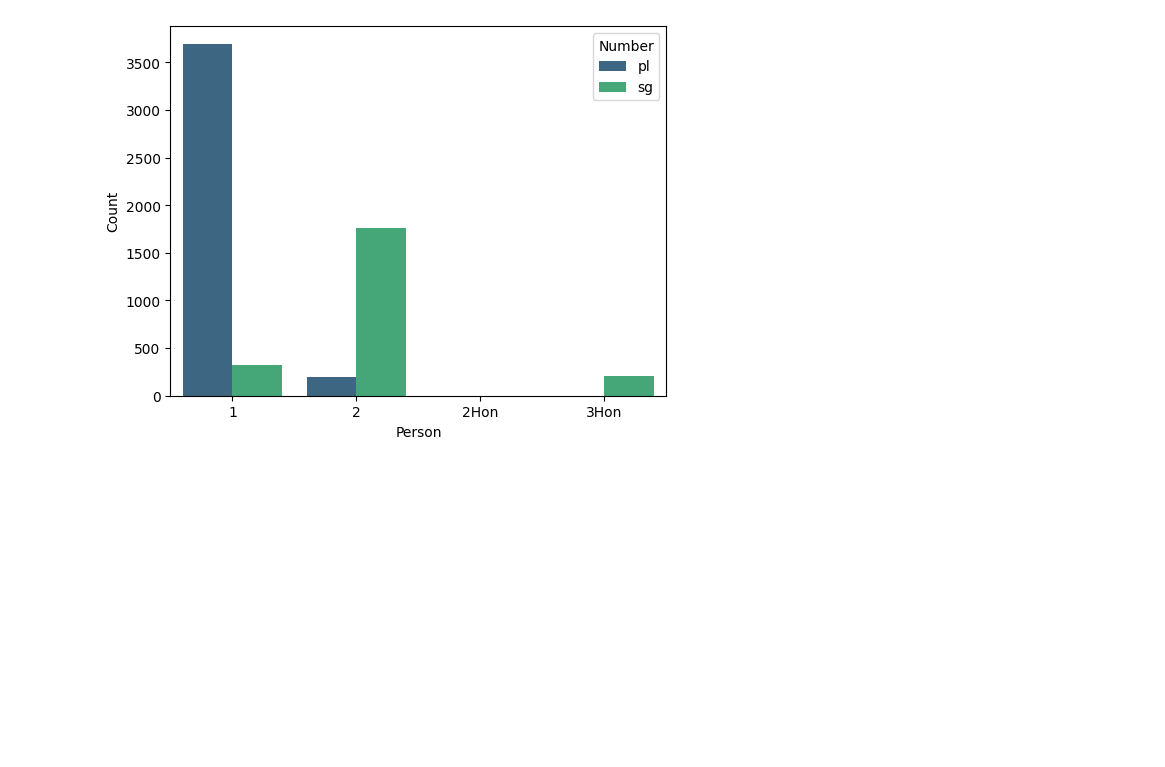
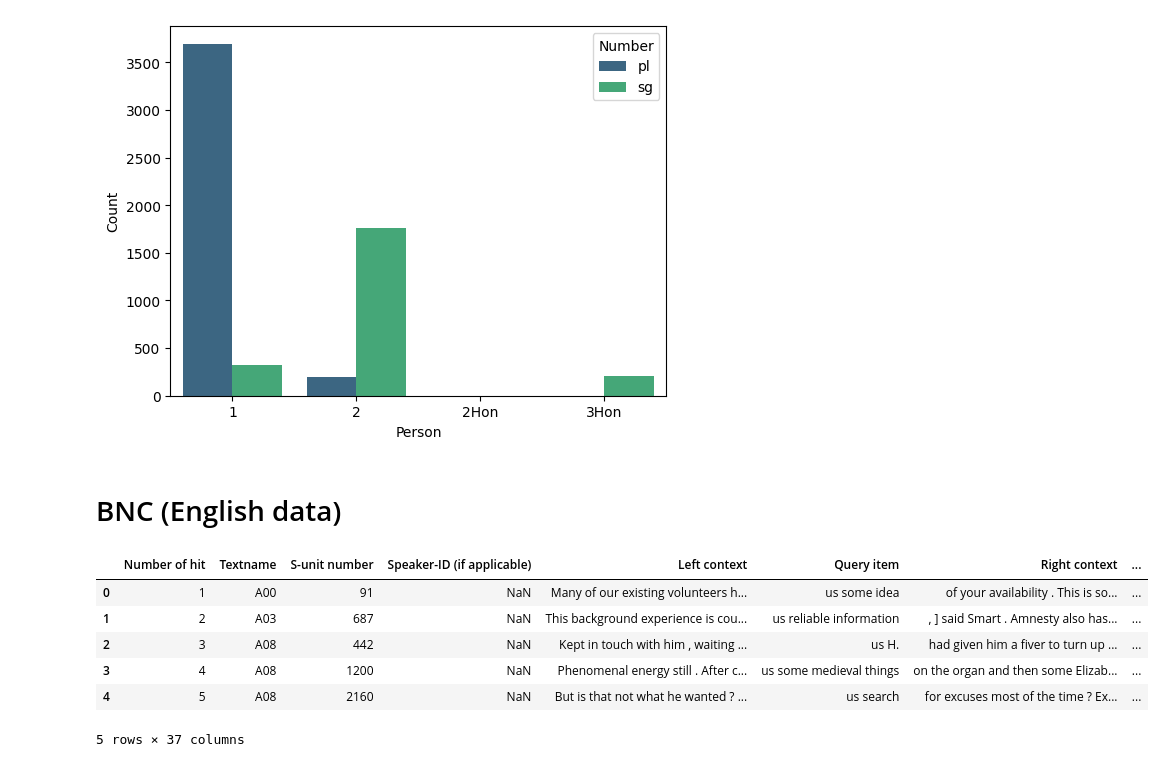
Before and after one commit to gfkpth/bert-apc-trainer, a Jupyter notebook: src/EDA.ipynb, the cells around one changed output. Drawn from its saved outputs; the diff is of its cells as text; code cells hidden in the pictures; blank space fills up the shorter version.

Commit message:
initial look at BNC data

```diff
--- a/src/EDA.ipynb
+++ b/src/EDA.ipynb
@@ -340,3 +342,16 @@ persnumcount
 sns.barplot(persnumcount.loc[persnumcount.instance==1],x='Person',y='Count',hue='Number',errorbar=None,estimator='sum',palette='viridis');
 # %% [output]
 [figure]
+# %% [markdown]
+# BNC (English data)
+# %%
+bnc_df = pd.read_csv('../data/copyright/BNC_combined_we_you.csv')
+bnc_df.head()
+# %% [output]
+|  | Number of hit | Textname | S-unit number | Speaker-ID (if applicable) | Left context | Query item | Right context | ... |
+| 0 | 1 | A00 | 91 | NaN | Many of our existing volunteers h... | us some idea | of your availability . This is so... | ... |
+| 1 | 2 | A03 | 687 | NaN | This background experience is cou... | us reliable information | , ] said Smart . Amnesty also has... | ... |
+| 2 | 3 | A08 | 442 | NaN | Kept in touch with him , waiting ... | us H. | had given him a fiver to turn up ... | ... |
+| 3 | 4 | A08 | 1200 | NaN | Phenomenal energy still . After c... | us some medieval things | on the organ and then some Elizab... | ... |
+| 4 | 5 | A08 | 2160 | NaN | But is that not what he wanted ? ... | us search | for excuses most of the time ? Ex... | ... |
+5 rows × 37 columns
```
Also changed, not shown: parts of 3 cells of this notebook.
